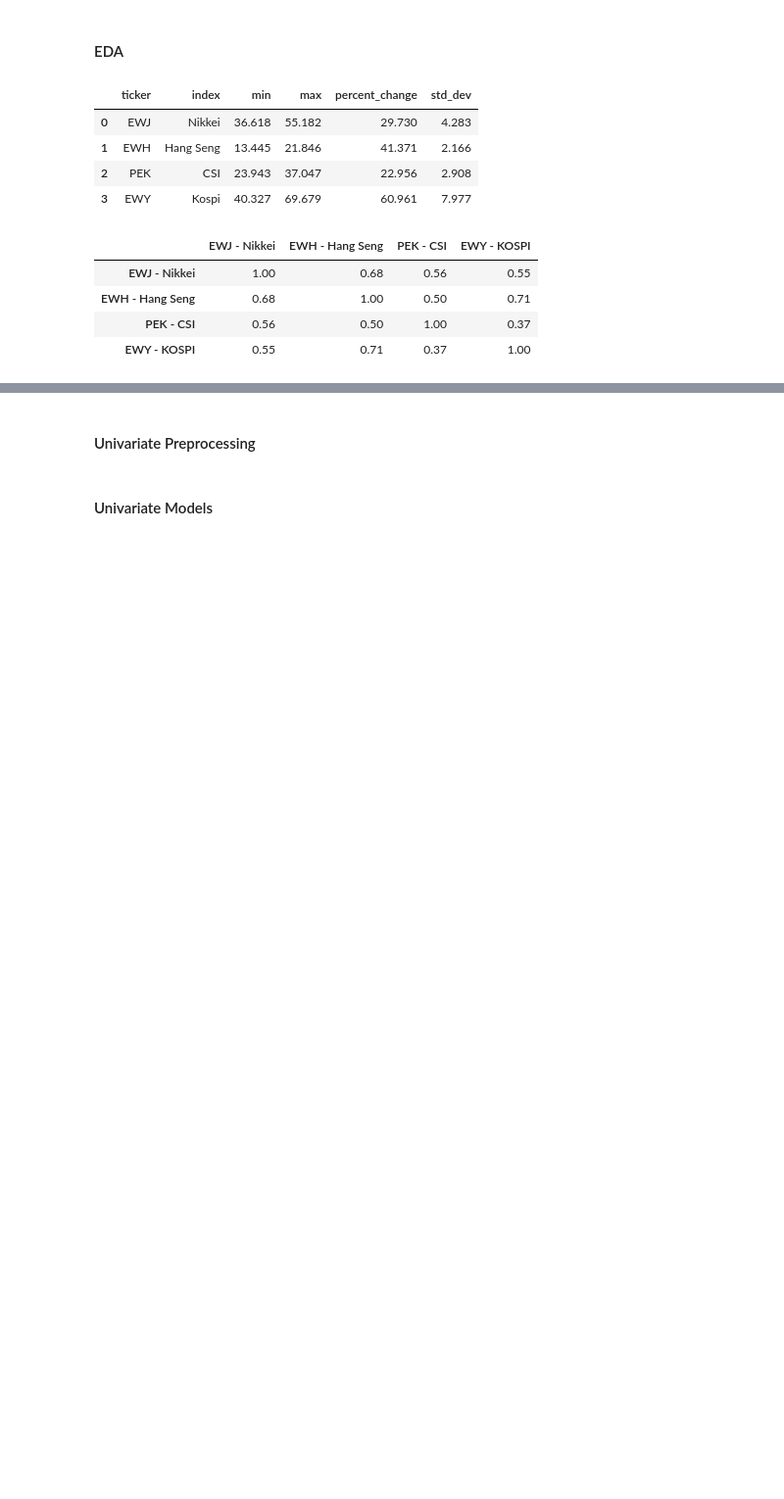
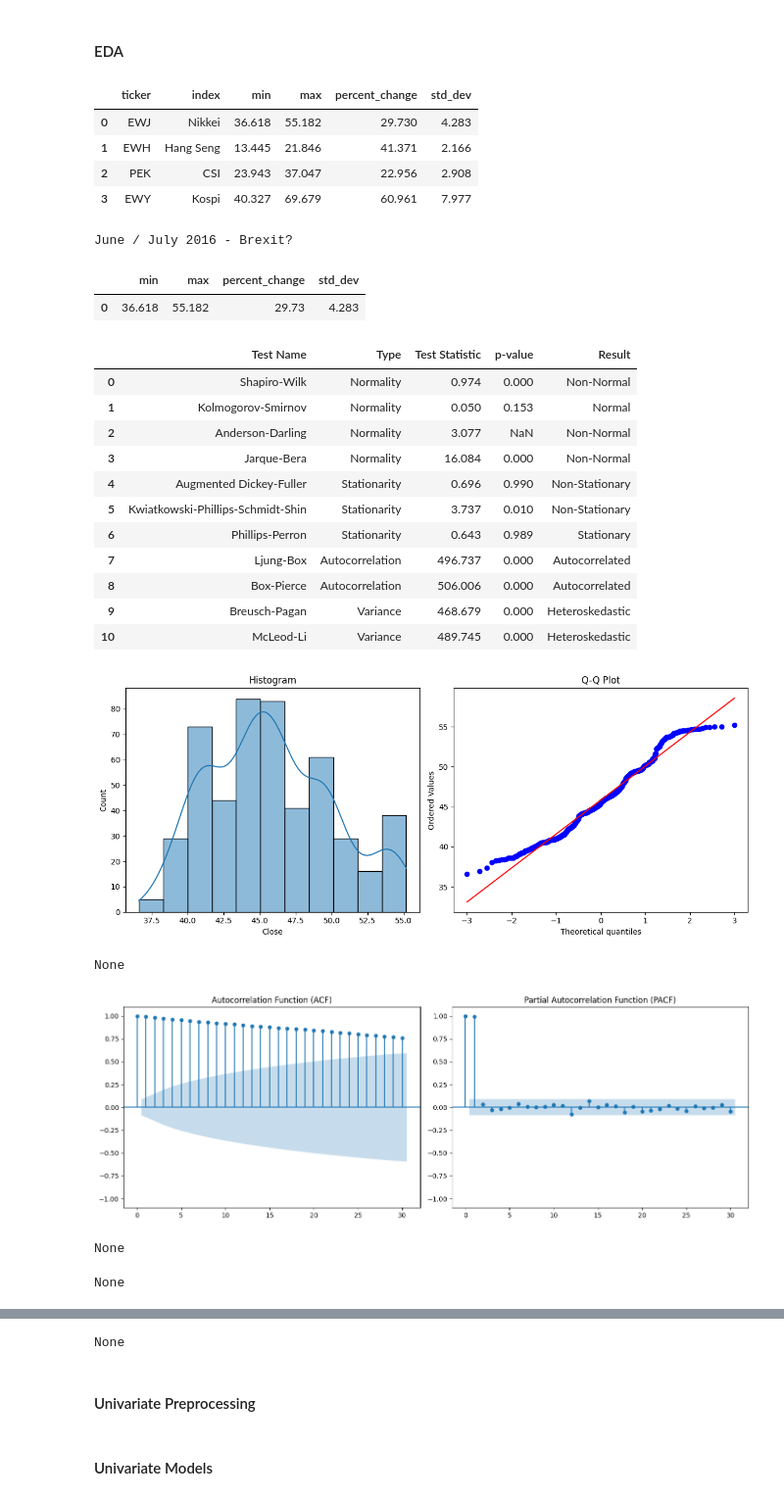
Before and after one commit to hayashady/NU_MSDS, a Jupyter notebook: 458 - Artificial Intelligence & Deep Learning/458.10 - Final Project/Assignment4Hayashi.ipynb, the cells around one changed output, grey strips where cells are left out. Shown at 98% size. Drawn from its saved outputs; the diff is of its cells as text; code cells hidden in the pictures; blank space fills up the shorter version.

```diff
--- a/458 - Artificial Intelligence & Deep Learning/458.10 - Final Project/Assignment4Hayashi.ipynb
+++ b/458 - Artificial Intelligence & Deep Learning/458.10 - Final Project/Assignment4Hayashi.ipynb
@@ -467,11 +467,36 @@ summary_statistics.iloc[:,[4,5,0,1,2,3]]
 | 3 | EWY | Kospi | 40.327 | 69.679 | 60.961 | 7.977 |
 # %%
 plot_rolling_volatility_and_correlation(ticker_index_list,5,nikkei_price,hang_seng_price,csi_price,kospi_price)
+print('June / July 2016 - Brexit?')
 # %% [output]
-|  | EWJ - Nikkei | EWH - Hang Seng | PEK - CSI | EWY - KOSPI |
-| EWJ - Nikkei | 1.00 | 0.68 | 0.56 | 0.55 |
-| EWH - Hang Seng | 0.68 | 1.00 | 0.50 | 0.71 |
-| PEK - CSI | 0.56 | 0.50 | 1.00 | 0.37 |
-| EWY - KOSPI | 0.55 | 0.71 | 0.37 | 1.00 |
+June / July 2016 - Brexit?
 # %%
 px.line(nikkei_price)
+# %%
+display(px.line(nikkei_price))
+display(timeseries_summary_statistics(nikkei_price))
+display(ComprehensiveTests(nikkei_price))
+display(plot_histogram_qq(nikkei_price))
+display(plot_acf_pacf(nikkei_price))
+display(decomposition(nikkei_price))
+display(plot_spectral_density(nikkei_price.diff().dropna()))
+# %% [output]
+|  | min | max | percent_change | std_dev |
+| 0 | 36.618 | 55.182 | 29.73 | 4.283 |
+|  | Test Name | Type | Test Statistic | p-value | Result |
+| 0 | Shapiro-Wilk | Normality | 0.974 | 0.000 | Non-Normal |
+| 1 | Kolmogorov-Smirnov | Normality | 0.050 | 0.153 | Normal |
+| 2 | Anderson-Darling | Normality | 3.077 | NaN | Non-Normal |
+| 3 | Jarque-Bera | Normality | 16.084 | 0.000 | Non-Normal |
+| 4 | Augmented Dickey-Fuller | Stationarity | 0.696 | 0.990 | Non-Stationary |
+| 5 | Kwiatkowski-Phillips-Schmidt-Shin | Stationarity | 3.737 | 0.010 | Non-Stationary |
+| 6 | Phillips-Perron | Stationarity | 0.643 | 0.989 | Stationary |
+| 7 | Ljung-Box | Autocorrelation | 496.737 | 0.000 | Autocorrelated |
+| 8 | Box-Pierce | Autocorrelation | 506.006 | 0.000 | Autocorrelated |
+| 9 | Breusch-Pagan | Variance | 468.679 | 0.000 | Heteroskedastic |
+| 10 | McLeod-Li | Variance | 489.745 | 0.000 | Heteroskedastic |
+[figure, added]
+None
+[figure, added]
+None
+None
@@ -478,3 +504,4 @@ px.line(nikkei_price)
+None
 # %% [markdown]
 #### Univariate Preprocessing
 # %%
```
Also changed, not shown: parts of 33 cells of this notebook.
